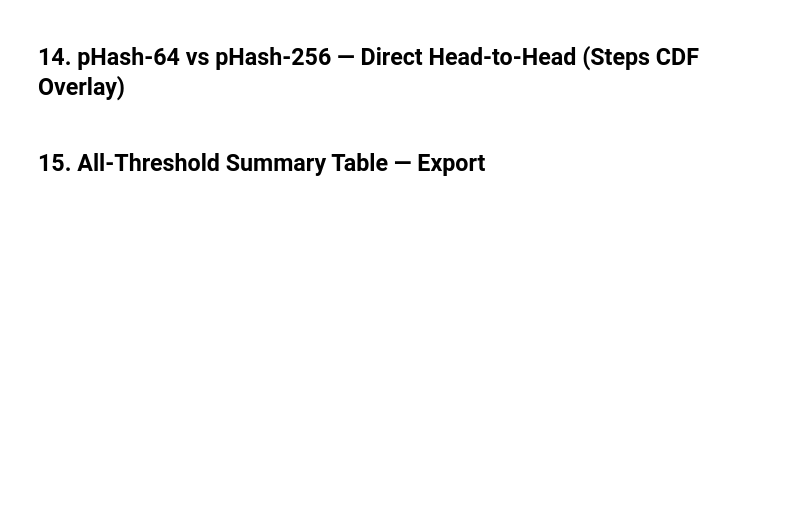
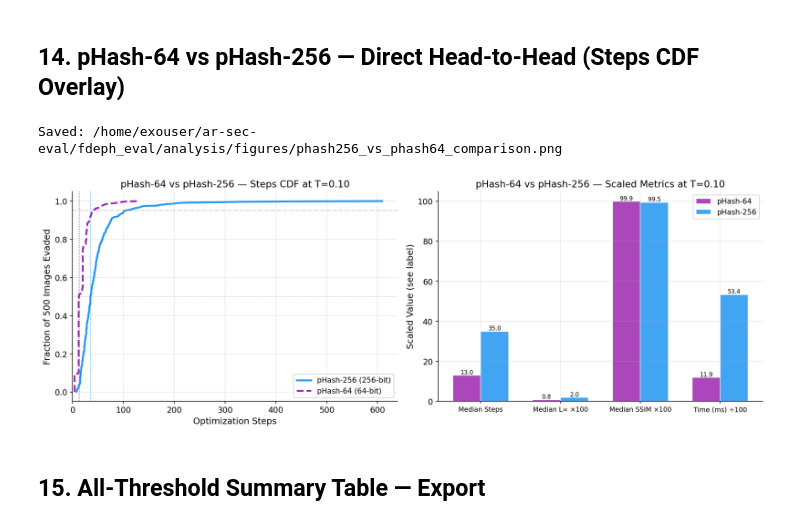
Before and after one commit to HeyAvijitRoy/ar-sec-eval, a Jupyter notebook: fdeph_eval/analysis/phash256_attack_efficiency_analysis.ipynb, the cells around one changed output. Drawn from its saved outputs; the diff is of its cells as text; code cells hidden in the pictures; blank space fills up the shorter version.

```diff
--- a/fdeph_eval/analysis/phash256_attack_efficiency_analysis.ipynb
+++ b/fdeph_eval/analysis/phash256_attack_efficiency_analysis.ipynb
@@ -29,10 +29,14 @@ from pathlib import Path
 from collections import Counter
 
 # ── Paths ──────────────────────────────────────────────────────────────────
-REPO_ROOT   = Path('.').resolve().parent  # adjust if running from a subdirectory
-LOGS_DIR    = REPO_ROOT / 'logs'
+# Resolve repository root robustly (works whether notebook is opened from repo root
+# or from inside fdeph_eval/analysis).
+candidate_roots = [Path.cwd(), Path.cwd().parent, Path.cwd().parent.parent]
+REPO_ROOT = next((p for p in candidate_roots if (p / 'logs').exists()), Path.cwd().parent)
+
+LOGS_DIR = REPO_ROOT / 'logs'
 FIGURES_DIR = REPO_ROOT / 'fdeph_eval' / 'analysis' / 'figures'
-TABLES_DIR  = REPO_ROOT / 'fdeph_eval' / 'analysis' / 'tables'
+TABLES_DIR = REPO_ROOT / 'fdeph_eval' / 'analysis' / 'tables'
 FIGURES_DIR.mkdir(parents=True, exist_ok=True)
 TABLES_DIR.mkdir(parents=True, exist_ok=True)
 
@@ -67,5 +71,6 @@ THRESH_LABELS = ['T=0.08', 'T=0.10', 'T=0.12', 'T=0.30']
 THRESH_KEYS   = ['T008', 'T010', 'T012', 'T030']
 
 print('Setup complete.')
-print(f'Figures → {FIGURES_DIR}')
-print(f'Tables  → {TABLES_DIR}')
+print(f'Repo root → {REPO_ROOT}')
+print(f'Figures   → {FIGURES_DIR}')
+print(f'Tables    → {TABLES_DIR}')
@@ -611,14 +734,23 @@ ax.plot(s256, cdf256, color=COLORS['phash256'], linewidth=2.5, label='pHash-256
 
 if phash64_log.exists():
     df64 = pd.read_csv(phash64_log)
-    s64 = np.sort(df64[df64['success']==1]['steps'].values)
+    # Phase-2 pHash-64 logs use step/linf naming while this notebook uses steps/l_inf.
+    step_col = 'steps' if 'steps' in df64.columns else 'step'
+    linf_col = 'l_inf' if 'l_inf' in df64.columns else 'linf'
+
+    s64 = np.sort(df64[df64['success'] == 1][step_col].values)
     cdf64 = np.arange(1, len(s64)+1) / 500
     ax.plot(s64, cdf64, color=COLORS['phash64'], linewidth=2.5,
             linestyle='--', label='pHash-64 (64-bit)')
-    ax.axvline(np.median(s64),  color=COLORS['phash64'],  linestyle=':', linewidth=1.2, alpha=0.8)
+    ax.axvline(np.median(s64), color=COLORS['phash64'], linestyle=':', linewidth=1.2, alpha=0.8)
+
+    ph64_steps_median = float(df64[df64['success'] == 1][step_col].median())
+    ph64_linf_median = float(df64[df64['success'] == 1][linf_col].median())
 else:
     ax.annotate('pHash-64 log not found\n(add to logs/ dir)', xy=(0.5, 0.5),
                 xycoords='axes fraction', ha='center')
+    ph64_steps_median = 13.0
+    ph64_linf_median = 0.0078
 
 ax.axvline(np.median(s256), color=COLORS['phash256'], linestyle=':', linewidth=1.2, alpha=0.8)
 ax.axhline(0.50, color='grey', linestyle=':', linewidth=0.8, alpha=0.6)
@@ -626,40 +758,43 @@ ax.axhline(0.95, color='grey', linestyle='-.', linewidth=0.8, alpha=0.6)
 ax.set_xlabel('Optimization Steps')
 ax.set_ylabel('Fraction of 500 Images Evaded')
 ax.set_title('pHash-64 vs pHash-256 — Steps CDF at T=0.10')
 ax.legend()
 ax.set_xlim(left=0)
 
 # ── Metric comparison bar ──
 ax = axes[1]
 compare_metrics = ['Median Steps', 'Median L∞ ×100', 'Median SSIM ×100', 'Time (ms) ÷100']
-ph64_vals  = [13,   0.0078*100, 0.9991*100, 1194/100]
+ph64_vals = [ph64_steps_median, ph64_linf_median * 100, 0.9991 * 100, 1194 / 100]
 ph256_vals = [float(s010['steps'].median()),
-              float(s010['l_inf'].median())*100,
-              float(s010['ssim'].median())*100,
-              float(s010['time_ms'].median())/100]
+              float(s010['l_inf'].median()) * 100,
+              float(s010['ssim'].median()) * 100,
+              float(s010['time_ms'].median()) / 100]
 
 x = np.arange(len(compare_metrics))
 width = 0.35
-ax.bar(x - width/2, ph64_vals,  width, color=COLORS['phash64'],  alpha=0.85,
-       label='pHash-64',  edgecolor='white')
+ax.bar(x - width/2, ph64_vals, width, color=COLORS['phash64'], alpha=0.85,
+       label='pHash-64', edgecolor='white')
 ax.bar(x + width/2, ph256_vals, width, color=COLORS['phash256'], alpha=0.85,
        label='pHash-256', edgecolor='white')
 
 for xi, (v64, v256) in enumerate(zip(ph64_vals, ph256_vals)):
-    ax.text(xi - width/2, v64  + 0.5, f'{v64:.1f}',  ha='center', fontsize=8)
+    ax.text(xi - width/2, v64 + 0.5, f'{v64:.1f}', ha='center', fontsize=8)
     ax.text(xi + width/2, v256 + 0.5, f'{v256:.1f}', ha='center', fontsize=8)
 
 ax.set_xticks(x)
 ax.set_xticklabels(compare_metrics, fontsize=9)
 ax.set_title('pHash-64 vs pHash-256 — Scaled Metrics at T=0.10')
 ax.set_ylabel('Scaled Value (see label)')
 ax.legend()
 
 plt.tight_layout()
 out = FIGURES_DIR / 'phash256_vs_phash64_comparison.png'
 plt.savefig(out, bbox_inches='tight')
 print(f'Saved: {out}')
 plt.show()
+# %% [output]
+Saved: /home/exouser/ar-sec-eval/fdeph_eval/analysis/figures/phash256_vs_phash64_comparison.png
+[figure, added]
 # %% [markdown]
 ## 15. All-Threshold Summary Table — Export
 # %%
```
Also changed, not shown: parts of 17 cells of this notebook, 17 other files.
